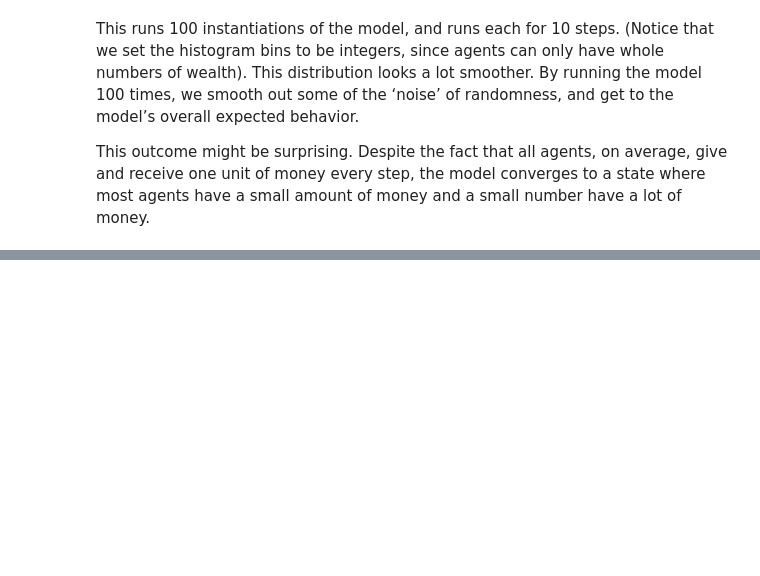
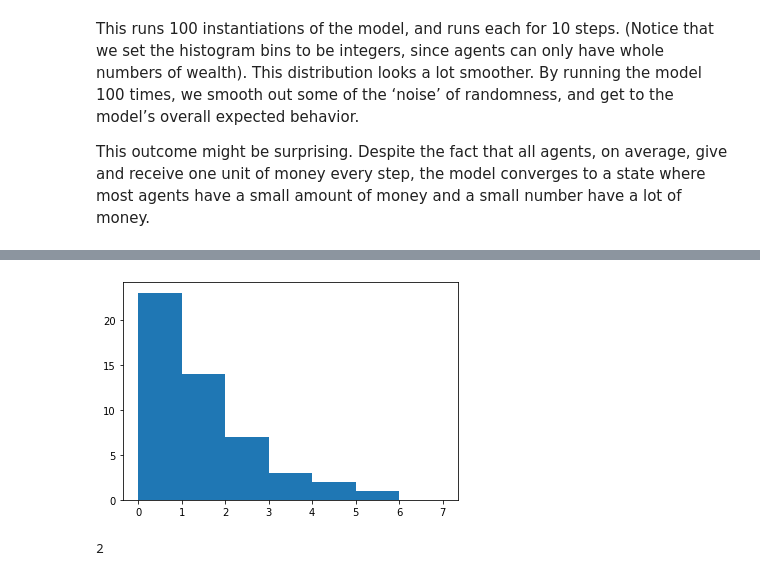
Before and after one commit to Oscarhg42/MBA-Consumidor-Post-Keynesiano, a Jupyter notebook: code/example/Mesa_example(learning).ipynb, the cells around one changed output, grey strips where cells are left out. Saved outputs shown, nothing was run; the diff lists cells and outputs as text; code cells hidden in the pictures; blank space fills up the shorter version.

```diff
--- a/code/example/Mesa_example(learning).ipynb
+++ b/code/example/Mesa_example(learning).ipynb
@@ -185,0 +352,10 @@ This outcome might be surprising. Despite the fact that all agents, on average,
+# %%
+agent_wealths = [agent.wealth for agent in model.schedule.agents]
+type(agent_wealths)
+aw=np.array(agent_wealths) #using numpy for analysis
+plt.hist(aw, bins=range(max(aw)+3))
+plt.show()
+np.count_nonzero(aw==4) #counting occurrencies in an array
+# %% [output]
+[figure, added]
+2
```
Also changed, not shown: parts of 53 cells of this notebook.
